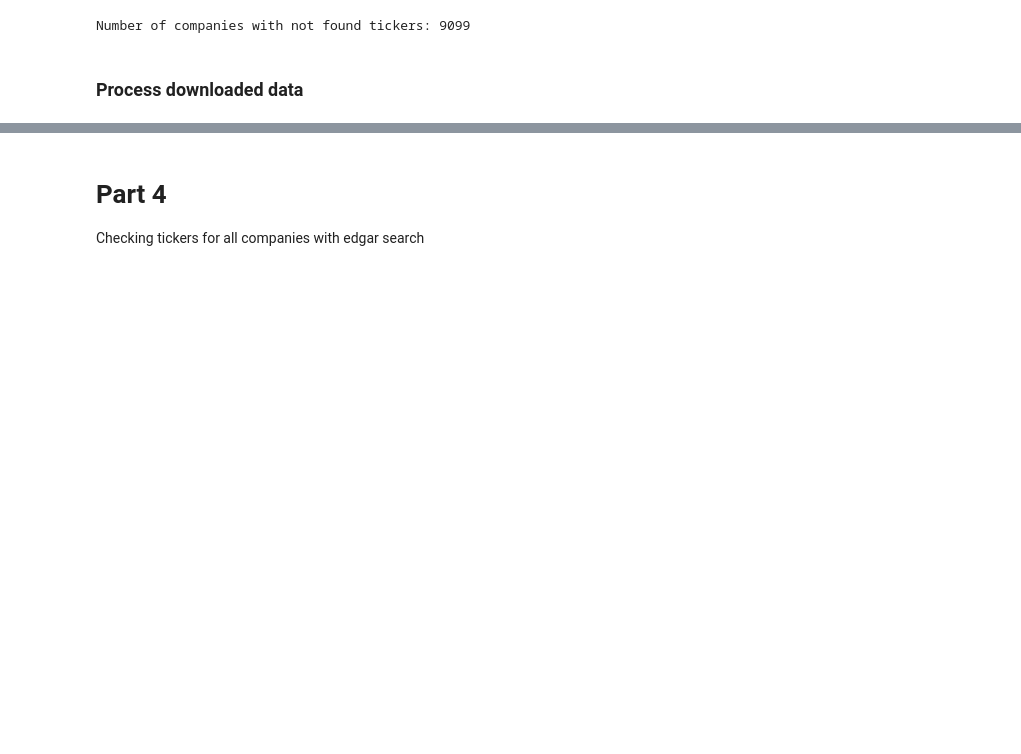
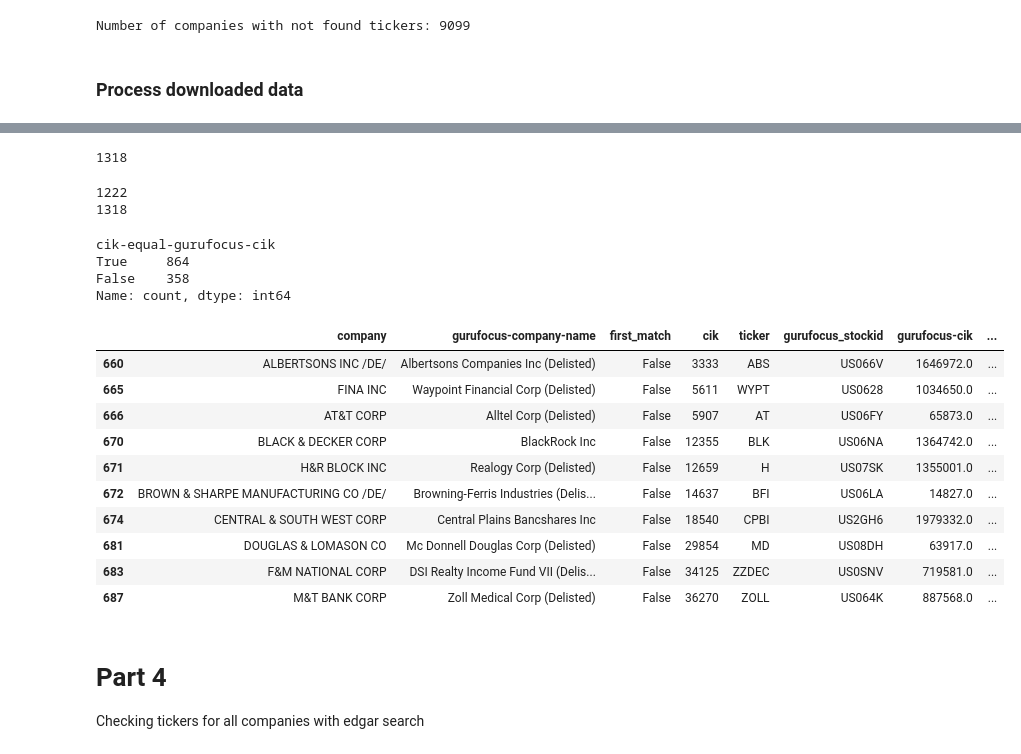
Before and after one commit to grepoz/bankruptcy-prophet, a Jupyter notebook: dataset/ecl-insight.ipynb, the cells around one changed output, grey strips where cells are left out. Drawn from its saved outputs; the diff is of its cells as text; code cells hidden in the pictures; blank space fills up the shorter version.

```diff
--- a/dataset/ecl-insight.ipynb
+++ b/dataset/ecl-insight.ipynb
@@ -672,0 +796,42 @@ print(companies_with_two_tickers_flatten.head(10))
+# %%
+test = companies_with_two_tickers_flatten['cik'].astype(str) + companies_with_two_tickers_flatten['gurufocus_stockid']
+print(len(test.unique()))
+# %% [output]
+1318
+# %%
+companies_with_two_tickers_flatten_with_gurufocus_cik = companies_with_two_tickers_flatten[companies_with_two_tickers_flatten['gurufocus-cik'].notnull()]
+print(len(companies_with_two_tickers_flatten_with_gurufocus_cik))
+print(len(companies_with_two_tickers_flatten))
+# %% [output]
+1222
+1318
+# %%
+companies_with_two_tickers_flatten_with_gurufocus_cik['cik-equal-gurufocus-cik'] = companies_with_two_tickers_flatten_with_gurufocus_cik['cik'] == companies_with_two_tickers_flatten_with_gurufocus_cik['gurufocus-cik']
+
+print(companies_with_two_tickers_flatten_with_gurufocus_cik['cik-equal-gurufocus-cik'].value_counts())
+# %% [output]
+cik-equal-gurufocus-cik
+True     864
+False    358
+Name: count, dtype: int64
+# %%
+companies_with_two_tickers_flatten_with_gurufocus_cik['first_match'] = ~companies_with_two_tickers_flatten_with_gurufocus_cik['second_match']
+# %%
+companies_with_two_tickers_flatten_with_gurufocus_cik.sort_values(by=['cik-equal-gurufocus-cik', 'first_match'], inplace=True)
+# change column order
+companies_with_two_tickers_flatten_with_gurufocus_cik = companies_with_two_tickers_flatten_with_gurufocus_cik[['company', 'gurufocus-company-name', 'first_match', 'cik', 'ticker', 'gurufocus_stockid', 'gurufocus-cik', 'cik-equal-gurufocus-cik']]
+# companies_with_two_tickers_flatten_with_gurufocus_cik.to_csv('companies_with_two_tickers_flatten_with_gurufocus_cik_2024-04-18_12-50-54.csv')
+# %%
+companies_with_two_tickers_flatten_with_gurufocus_cik.head(10)
+# %% [output]
+|  | company | gurufocus-company-name | first_match | cik | ticker | gurufocus_stockid | gurufocus-cik | ... |
+| 660 | ALBERTSONS INC /DE/ | Albertsons Companies Inc (Delisted) | False | 3333 | ABS | US066V | 1646972.0 | ... |
+| 665 | FINA INC | Waypoint Financial Corp (Delisted) | False | 5611 | WYPT | US0628 | 1034650.0 | ... |
+| 666 | AT&T CORP | Alltel Corp (Delisted) | False | 5907 | AT | US06FY | 65873.0 | ... |
+| 670 | BLACK & DECKER CORP | BlackRock Inc | False | 12355 | BLK | US06NA | 1364742.0 | ... |
+| 671 | H&R BLOCK INC | Realogy Corp (Delisted) | False | 12659 | H | US07SK | 1355001.0 | ... |
+| 672 | BROWN & SHARPE MANUFACTURING CO /DE/ | Browning-Ferris Industries (Delis... | False | 14637 | BFI | US06LA | 14827.0 | ... |
+| 674 | CENTRAL & SOUTH WEST CORP | Central Plains Bancshares Inc | False | 18540 | CPBI | US2GH6 | 1979332.0 | ... |
+| 681 | DOUGLAS & LOMASON CO | Mc Donnell Douglas Corp (Delisted) | False | 29854 | MD | US08DH | 63917.0 | ... |
+| 683 | F&M NATIONAL CORP | DSI Realty Income Fund VII (Delis... | False | 34125 | ZZDEC | US0SNV | 719581.0 | ... |
+| 687 | M&T BANK CORP | Zoll Medical Corp (Delisted) | False | 36270 | ZOLL | US064K | 887568.0 | ... |
```
Also changed, not shown: parts of 19 cells of this notebook, 5 other files.
